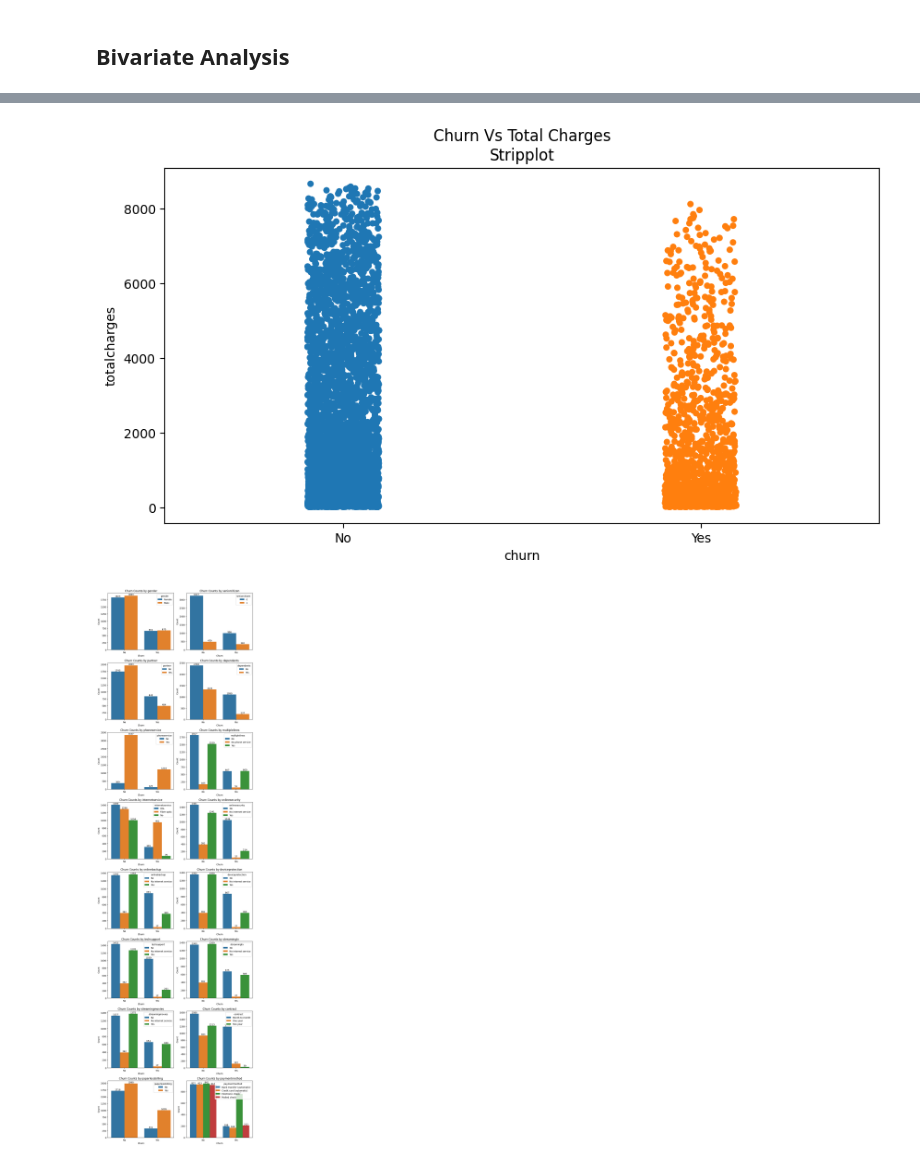
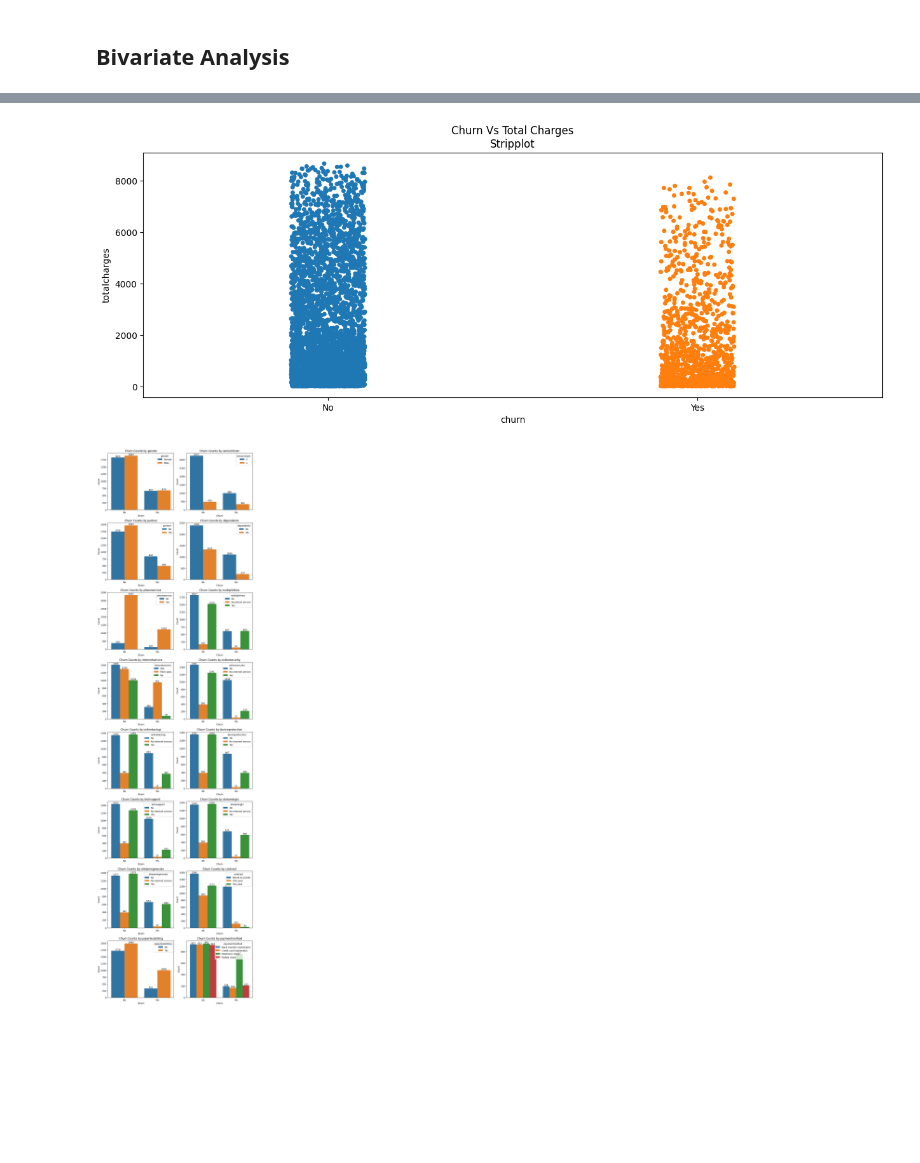
Before and after one commit to murithidenisgitobu/Vodafone_Corporation_Customer_Churn_Prediction, a Jupyter notebook: Customer_Churn_Prediction_Notebook.ipynb, the cells around one changed output, grey strips where cells are left out. Drawn from its saved outputs; the diff is of its cells as text; code cells hidden in the pictures; blank space fills up the shorter version.

```diff
--- a/Customer_Churn_Prediction_Notebook.ipynb
+++ b/Customer_Churn_Prediction_Notebook.ipynb
@@ -447,11 +450,11 @@ plt.show()
 # %%
 # stripplot to visualize churn againt total charges
-plt.figure(figsize=(10,5))
+plt.figure(figsize=(15,5))
 sns.stripplot(data=train_data,x='churn', y='totalcharges',hue='churn', legend=False)
 plt.title('Churn Vs Total Charges\nStripplot')
 plt.show()
 # %% [output]
-[figure, old version]
+[figure, new version]
 # %%
 def catcols_bivariate(df):
     catcols = df.select_dtypes(include='object').columns
```
Also changed, not shown: parts of 6 cells of this notebook.
